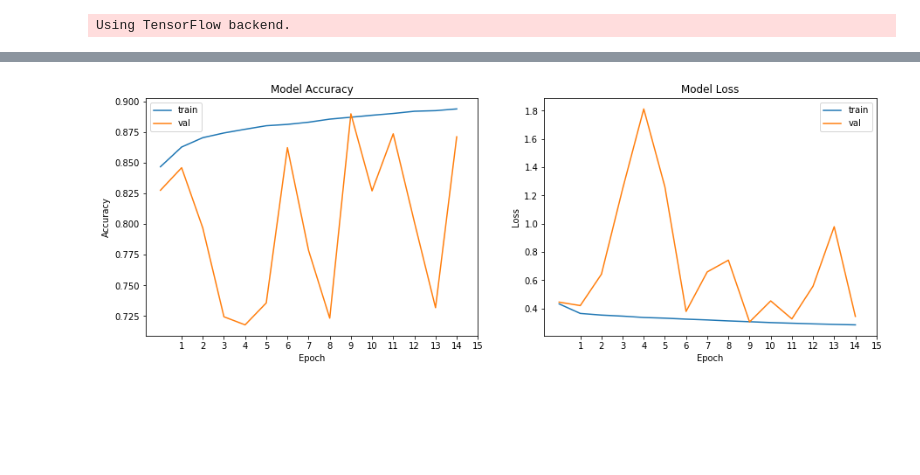
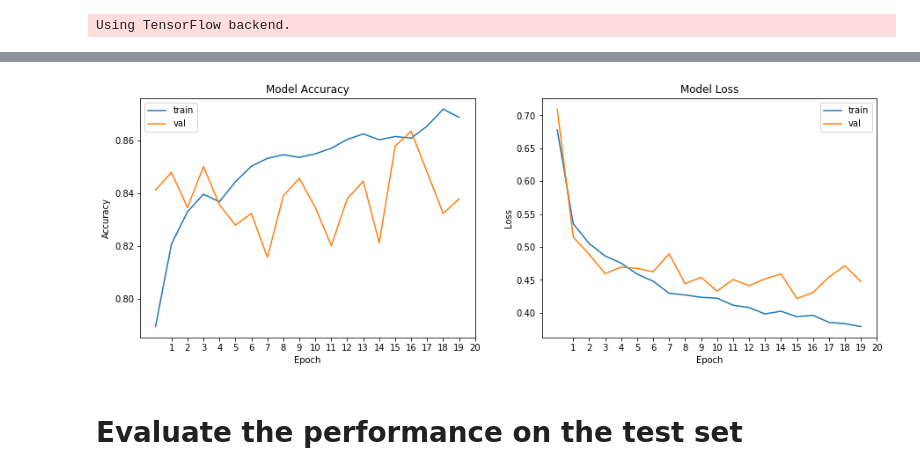
Before and after one commit to mstazherova/IDA2-Project, a Jupyter notebook: Breast Histopathology Images/simple_nets.ipynb, the cells around one changed output, grey strips where cells are left out. Drawn from its saved outputs; the diff is of its cells as text; code cells hidden in the pictures; blank space fills up the shorter version.

```diff
--- a/Breast Histopathology Images/simple_nets.ipynb
+++ b/Breast Histopathology Images/simple_nets.ipynb
@@ -123,7 +109,7 @@ _________________________________________________________________
 # %%
-X_pad, y = prepare_data("padded")
+X, y = prepare_data()
 
-print(X_pad.shape)
+print(X.shape)
 print(y.count(1))
 print(y.count(0))
 # %% [output]
@@ -152,7 +138,7 @@ def balance(X, y):
 
     return X_balanced, y_balanced
 
-X_pad, y = balance(X_pad, y)
-print(X_pad.shape)
-print(y.count(1))
-print(y.count(0))
+#X, y = balance(X, y)
+#print(X.shape)
+#print(y.count(1))
+#print(y.count(0))
@@ -163,5 +147,5 @@ print(y.count(0))
 # %%
-X_train_tune, X_test, y_train_tune, y_test = train_test_split(X_pad, y, test_size=0.1, random_state=42)
+X_train_tune, X_test, y_train_tune, y_test = train_test_split(X, y, test_size=0.1, random_state=42)
 
 y_train_tune_onehot = np_utils.to_categorical(y_train_tune, 2)
 y_test_onehot = np_utils.to_categorical(y_test, 2)
@@ -169,12 +153,13 @@ y_test_onehot = np_utils.to_categorical(y_test, 2)
 epochs = 20
 batch_size = 128
 
-#early_stopping = EarlyStopping(monitor='val_loss', min_delta=0.0001, patience=5, mode='auto')
-tensorboard = TensorBoard(log_dir="logs/{}".format(time()), histogram_freq=1, batch_size=batch_size,
-                          write_grads=True, write_images=True)
+early_stopping = EarlyStopping(monitor='val_loss', min_delta=0.0001, patience=10, mode='auto')
+tensorboard = TensorBoard(log_dir="logs/{}{}".format(time(),'_centered_bn_act'), histogram_freq=1,
+                          batch_size=batch_size,
+                          write_grads=True, write_images=False)
 
 fit_history = cnn_pad.fit(X_train_tune, y_train_tune_onehot,
-                      batch_size=batch_size,
-                      epochs=epochs, shuffle=True,
-                      verbose=1, validation_split=0.1, callbacks=[tensorboard])#, early_stopping])
+                          batch_size=batch_size,
+                          epochs=epochs, shuffle=True,
+                          verbose=1, validation_split=0.1, callbacks=[tensorboard, early_stopping])
 # %% [output]
@@ -198,29 +183,30 @@ Epoch 15/20
 # %%
 def plot_history(history):
     """ Util function for plotting model's accuracy and loss
-        Actually it can be deleted since all this info is in Tensorboard
-        Go for it
+        Could be deleted since all the info is in Tensorboard
     """
     fig, axs = plt.subplots(1,2,figsize=(15,5))
     axs[0].set_title('Model Accuracy')
     axs[0].set_ylabel('Accuracy')
     axs[0].set_xlabel('Epoch')
     axs[0].plot(history.history['acc'])
     axs[0].plot(history.history['val_acc'])
     axs[0].set_xticks(np.arange(1, len(history.history['acc'])+1))
     axs[0].legend(['train', 'val'], loc='best')
     axs[1].set_title('Model Loss')
     axs[1].set_ylabel('Loss')
     axs[1].set_xlabel('Epoch')
     axs[1].plot(history.history['loss'])
     axs[1].plot(history.history['val_loss'])
     axs[1].set_xticks(np.arange(1, len(history.history['loss'])+1))
     axs[1].legend(['train', 'val'], loc='best')
     plt.show()
 
 plot_history(fit_history)
 # %% [output]
-[figure, old version]
+[figure, new version]
+# %% [markdown]
+# Evaluate the performance on the test set
 # %%
 #score_pad = cnn_pad.evaluate(X_test, y_test_onehot, verbose=0)
 #print('Test loss:', score_pad[0])
```
Also changed, not shown: parts of 11 cells of this notebook.
